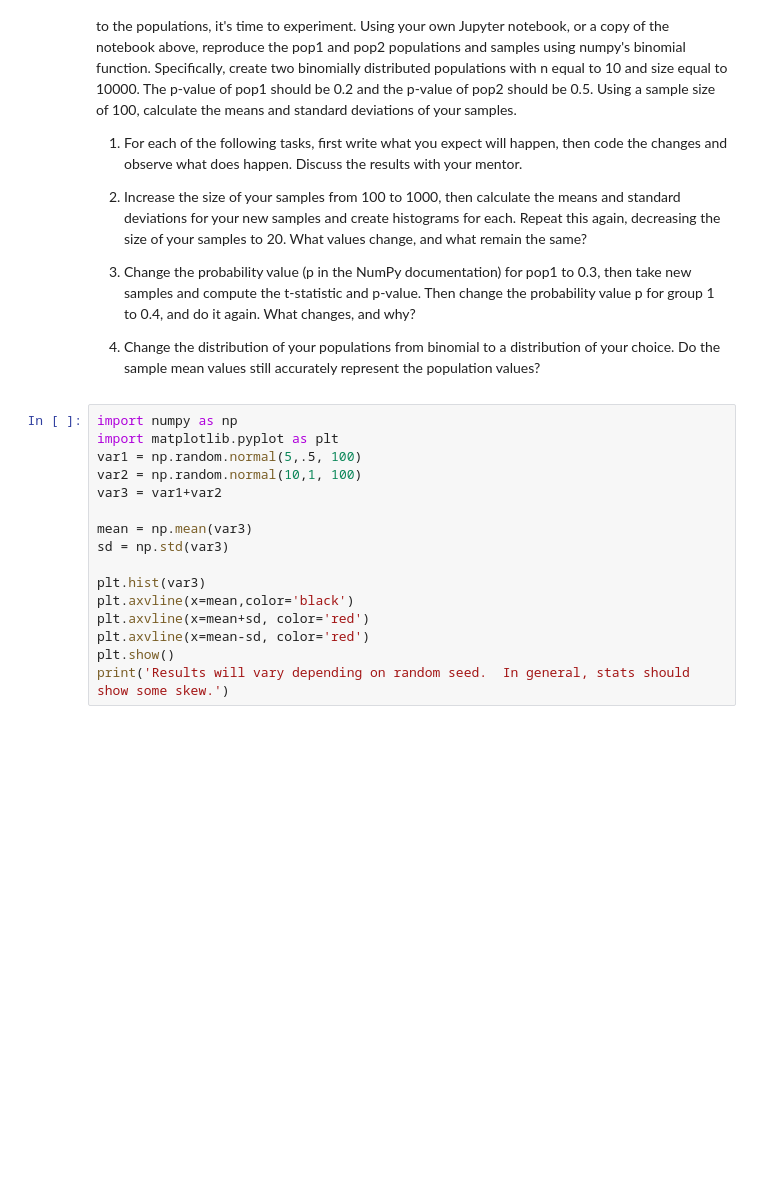
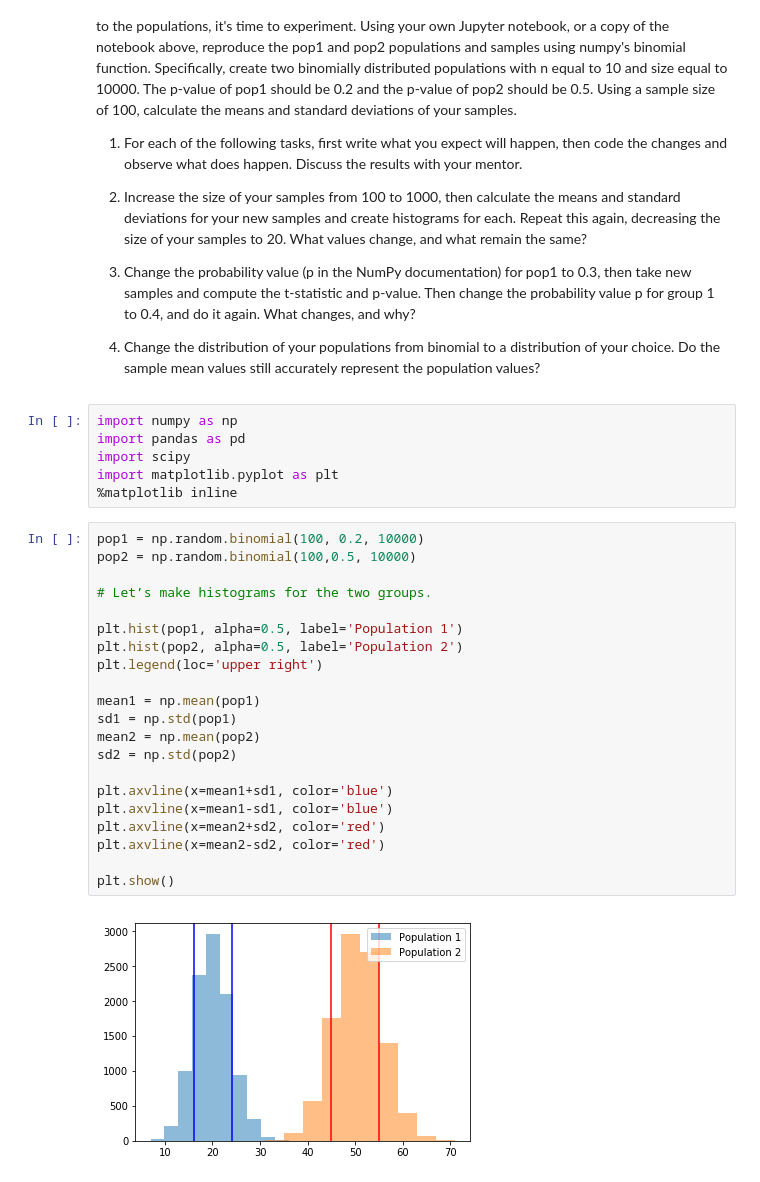
Before and after one commit to ergonyc/Practice-python-exercises, a Jupyter notebook: CLTexamples-7.9/CLT_example.ipynb, the cells around one changed output. Cells and saved outputs as stored; diff of their text form; blank space fills up the shorter version.

```diff
--- a/CLTexamples-7.9/CLT_example.ipynb
+++ b/CLTexamples-7.9/CLT_example.ipynb
@@ -10,19 +10,32 @@ Now that you have some code to create your own populations, sample them, and com
 3. Change the probability value (p in the NumPy documentation) for pop1 to 0.3, then take new samples and compute the t-statistic and p-value. Then change the probability value p for group 1 to 0.4, and do it again. What changes, and why?
 
 4. Change the distribution of your populations from binomial to a distribution of your choice. Do the sample mean values still accurately represent the population values?
-# %%
-import numpy as np
-import matplotlib.pyplot as plt
-var1 = np.random.normal(5,.5, 100)
-var2 = np.random.normal(10,1, 100)
-var3 = var1+var2
-
-mean = np.mean(var3)
-sd = np.std(var3)
-
-plt.hist(var3)
-plt.axvline(x=mean,color='black')
-plt.axvline(x=mean+sd, color='red')
-plt.axvline(x=mean-sd, color='red')
-plt.show()
-print('Results will vary depending on random seed.  In general, stats should show some skew.')
+# %%
+import numpy as np
+import pandas as pd
+import scipy
+import matplotlib.pyplot as plt
+%matplotlib inline
+# %%
+pop1 = np.random.binomial(100, 0.2, 10000)
+pop2 = np.random.binomial(100,0.5, 10000)
+
+# Let’s make histograms for the two groups.
+
+plt.hist(pop1, alpha=0.5, label='Population 1')
+plt.hist(pop2, alpha=0.5, label='Population 2')
+plt.legend(loc='upper right')
+
+mean1 = np.mean(pop1)
+sd1 = np.std(pop1)
+mean2 = np.mean(pop2)
+sd2 = np.std(pop2)
+
+plt.axvline(x=mean1+sd1, color='blue')
+plt.axvline(x=mean1-sd1, color='blue')
+plt.axvline(x=mean2+sd2, color='red')
+plt.axvline(x=mean2-sd2, color='red')
+
+plt.show()
+# %% [output]
+[figure, added]
```
Also changed, not shown: parts of 11 cells of this notebook.
